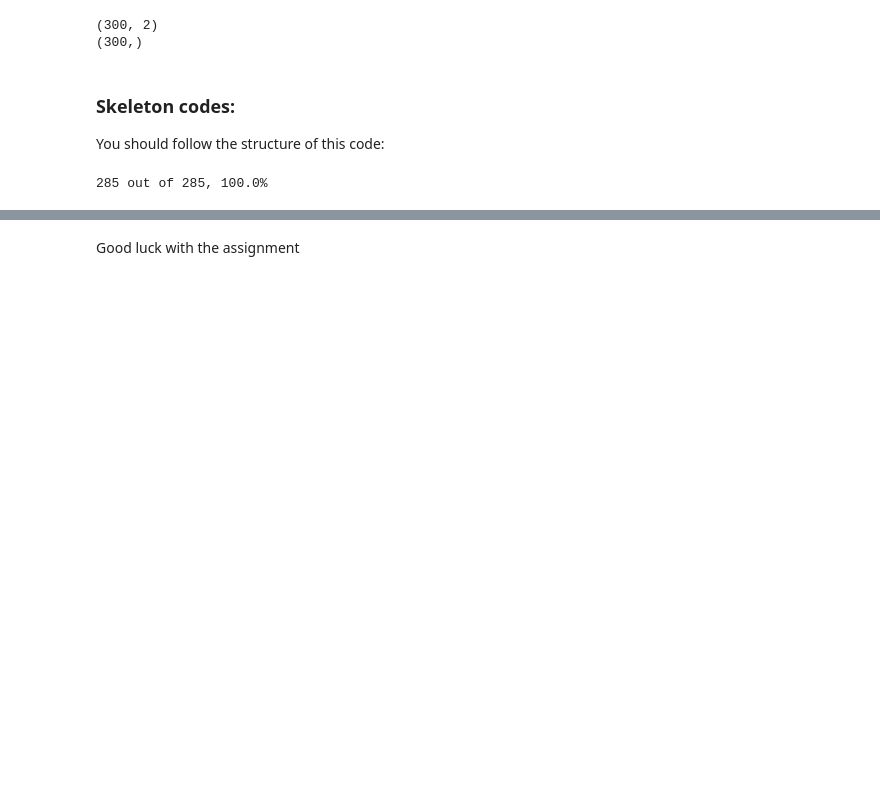
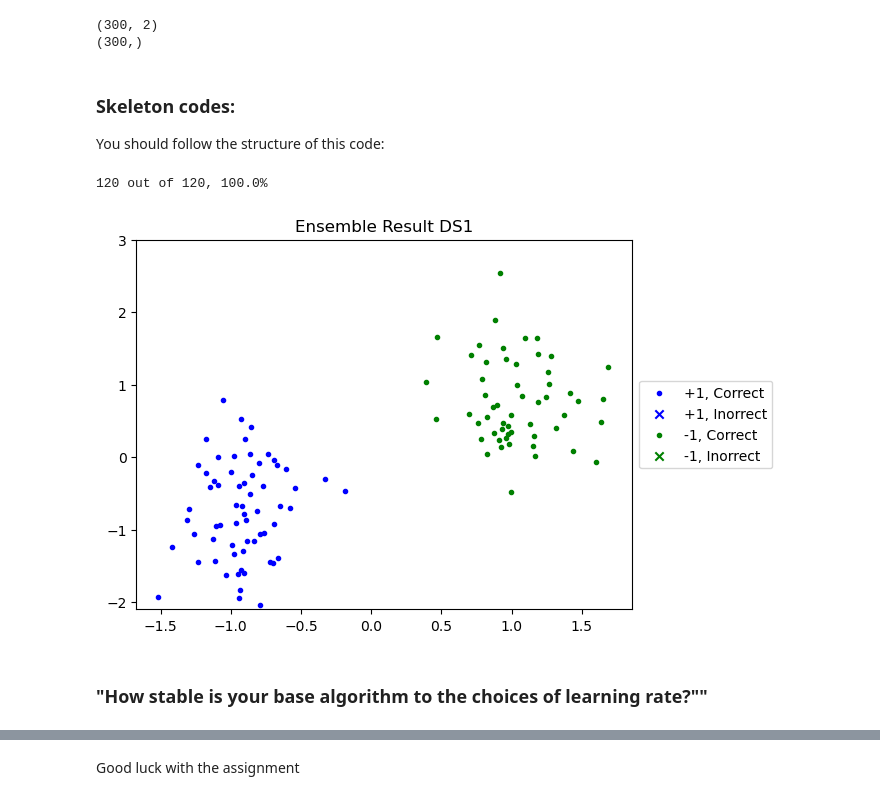
Before and after one commit to catieslaughts/IML_assignment1, a Jupyter notebook: skeleton_code.ipynb, the cells around one changed output, grey strips where cells are left out. Cells and saved outputs as stored; diff of their text form; code cells hidden in the pictures; blank space fills up the shorter version.

```diff
--- a/skeleton_code.ipynb
+++ b/skeleton_code.ipynb
@@ -291,35 +357,14 @@ def run(n_estimators,**kwargs):
-# %%
-def plot_data(X,y,output):
-    pos_right = np.empty((1,2))
-    pos_wrong = np.empty((1,2))
-    neg_right = np.empty((1,2))
-    neg_wrong = np.empty((1,2))
-
-    for i in range(y.size-1):
-        if y[i] > 0:
-            if y[i] == output[i]:
-                pos_right = np.append(pos_right, np.reshape(X[i][0:2], (1,2)), axis = 0)
-            else:
-                pos_wrong = np.append(pos_wrong, np.reshape(X[i][0:2], (1,2)), axis = 0)
-        else:
-            if y[i] == output[i]:
-                neg_right = np.append(neg_right, np.reshape(X[i][0:2], (1,2)), axis = 0)
-            else:
-                neg_wrong = np.append(neg_wrong, np.reshape(X[i][0:2], (1,2)), axis = 0)
-
-    pos_right = np.delete(pos_right, 0, axis = 0)
-    pos_wrong = np.delete(pos_wrong, 0, axis = 0)
-    neg_right = np.delete(neg_right, 0, axis = 0)
-    neg_wrong = np.delete(neg_wrong, 0, axis = 0)
-
-    plt.scatter(pos_right[:,0],pos_right[:,1], c = 'blue', marker = '.', label = '+1, Correct')
-    plt.scatter(pos_wrong[:,0],pos_wrong[:,1], c = 'blue', marker = 'x', label = '+1, Inorrect')
-    plt.scatter(neg_right[:,0],neg_right[:,1], c = 'green', marker = '.', label = '-1, Correct')
-    plt.scatter(neg_wrong[:,0],neg_wrong[:,1], c = 'green', marker = 'x', label = '-1, Inorrect')
-
-    plt.legend()
 # %%
-X, y, output = run(1)
+n_estimators = 50
+dataset = './dataset1.npz'
+
+X, y, output, all_learners, alphas = run(n_estimators, dataset)
 print(str(np.sum(output==y))+' out of '+str(output.size)+', '+str((np.sum(output==y)/output.size)*100)+'%')
 # %% [output]
-285 out of 285, 100.0%
+120 out of 120, 100.0%
+# %%
+plot_data(X,y,output, dataset=1)
+# %% [output]
+[figure, added]
+# %% [markdown]
+### "How stable is your base algorithm to the choices of learning rate?""
```
Also changed, not shown: parts of 16 cells of this notebook, 2 other files.
